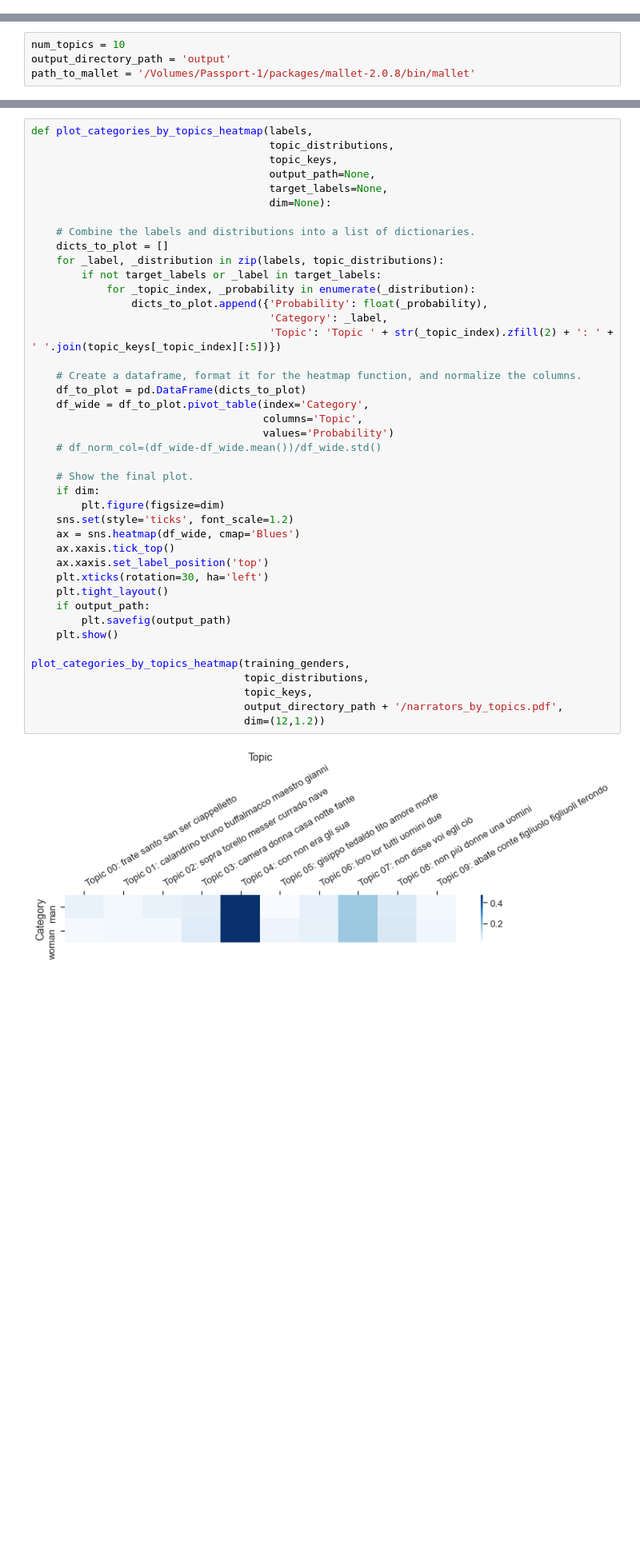
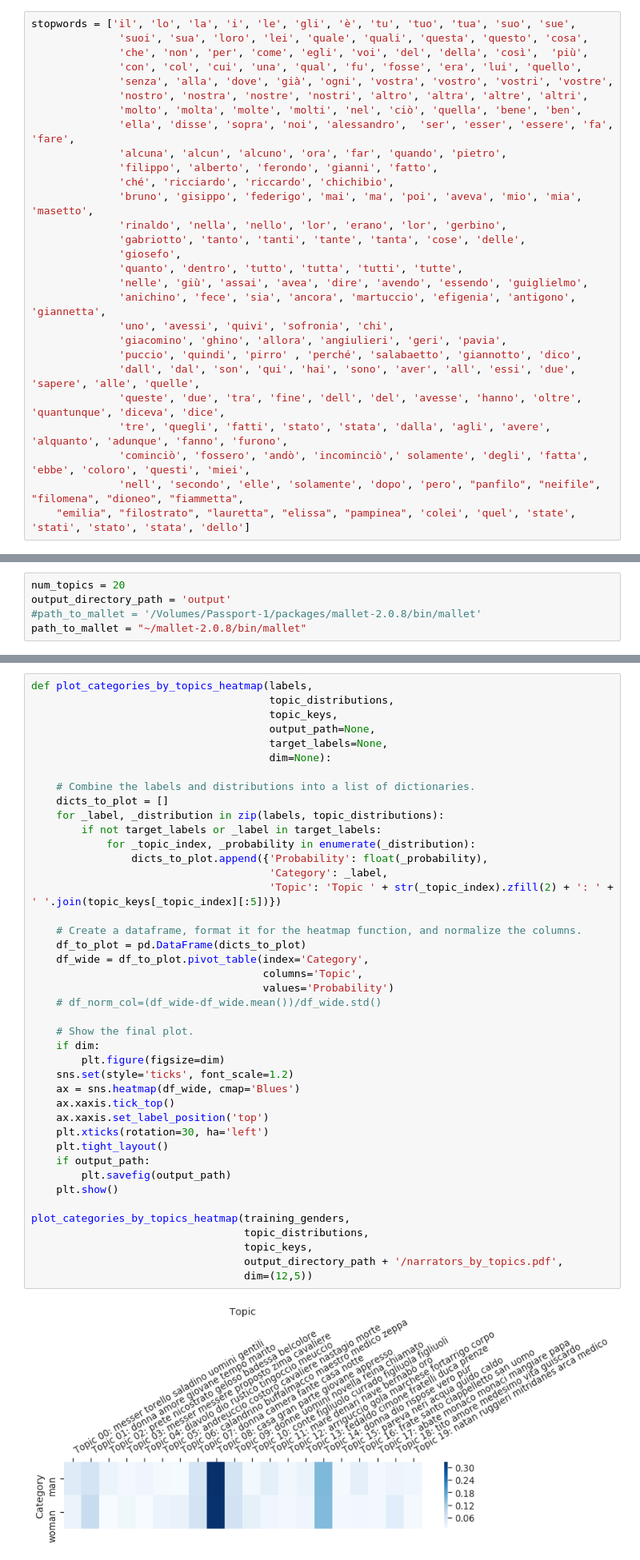
Before and after one commit to pasta41/decameron, a Jupyter notebook: maria/explore_lr_and_topics.ipynb, the cells around one changed output, grey strips where cells are left out. Shown at 80% size. Drawn from its saved outputs; the diff is of its cells as text; blank space fills up the shorter version.

```diff
--- a/maria/explore_lr_and_topics.ipynb
+++ b/maria/explore_lr_and_topics.ipynb
@@ -62,3 +60,31 @@ stopwords = ['è', 'che', 'la', 'l', 'e', 'di', 'le', 'per', 'da', 'il', 'della'
+# %%
+stopwords = ['il', 'lo', 'la', 'i', 'le', 'gli', 'è', 'tu', 'tuo', 'tua', 'suo', 'sue',
+			  'suoi', 'sua', 'loro', 'lei', 'quale', 'quali', 'questa', 'questo', 'cosa',
+			  'che', 'non', 'per', 'come', 'egli', 'voi', 'del', 'della', 'così',  'più',
+			  'con', 'col', 'cui', 'una', 'qual', 'fu', 'fosse', 'era', 'lui', 'quello',
+			  'senza', 'alla', 'dove', 'già', 'ogni', 'vostra', 'vostro', 'vostri', 'vostre',
+			  'nostro', 'nostra', 'nostre', 'nostri', 'altro', 'altra', 'altre', 'altri',
+			  'molto', 'molta', 'molte', 'molti', 'nel', 'ciò', 'quella', 'bene', 'ben',
+			  'ella', 'disse', 'sopra', 'noi', 'alessandro',  'ser', 'esser', 'essere', 'fa', 'fare',
+			  'alcuna', 'alcun', 'alcuno', 'ora', 'far', 'quando', 'pietro',
+			  'filippo', 'alberto', 'ferondo', 'gianni', 'fatto',
+			  'ché', 'ricciardo', 'riccardo', 'chichibio',
+			  'bruno', 'gisippo', 'federigo', 'mai', 'ma', 'poi', 'aveva', 'mio', 'mia', 'masetto',
+			  'rinaldo', 'nella', 'nello', 'lor', 'erano', 'lor', 'gerbino',
+			  'gabriotto', 'tanto', 'tanti', 'tante', 'tanta', 'cose', 'delle',
+			  'giosefo',
+			  'quanto', 'dentro', 'tutto', 'tutta', 'tutti', 'tutte',
+			  'nelle', 'giù', 'assai', 'avea', 'dire', 'avendo', 'essendo', 'guiglielmo',
+			  'anichino', 'fece', 'sia', 'ancora', 'martuccio', 'efigenia', 'antigono', 'giannetta',
+			  'uno', 'avessi', 'quivi', 'sofronia', 'chi',
+			  'giacomino', 'ghino', 'allora', 'angiulieri', 'geri', 'pavia',
+			  'puccio', 'quindi', 'pirro' , 'perché', 'salabaetto', 'giannotto', 'dico',
+			  'dall', 'dal', 'son', 'qui', 'hai', 'sono', 'aver', 'all', 'essi', 'due', 'sapere', 'alle', 'quelle',
+			  'queste', 'due', 'tra', 'fine', 'dell', 'del', 'avesse', 'hanno', 'oltre', 'quantunque', 'diceva', 'dice',
+			  'tre', 'quegli', 'fatti', 'stato', 'stata', 'dalla', 'agli', 'avere', 'alquanto', 'adunque', 'fanno', 'furono',
+			  'cominciò', 'fossero', 'andò', 'incominciò',' solamente', 'degli', 'fatta', 'ebbe', 'coloro', 'questi', 'miei',
+			  'nell', 'secondo', 'elle', 'solamente', 'dopo', 'pero', "panfilo", "neifile", "filomena", "dioneo", "fiammetta",
+	"emilia", "filostrato", "lauretta", "elissa", "pampinea", 'colei', 'quel', 'state', 'stati', 'stato', 'stata', 'dello']
 # %%
 training_texts = []
 original_texts = []
@@ -82,7 +108,8 @@ len(training_texts), len(training_narrators), len(training_genders)
 # %%
-num_topics = 10
+num_topics = 20
 output_directory_path = 'output'
-path_to_mallet = '/Volumes/Passport-1/packages/mallet-2.0.8/bin/mallet'
+#path_to_mallet = '/Volumes/Passport-1/packages/mallet-2.0.8/bin/mallet'
+path_to_mallet = "~/mallet-2.0.8/bin/mallet"
 # %%
 topic_keys, topic_distributions = lmw.quick_train_topic_model(path_to_mallet,
                                                               output_directory_path,
@@ -195,35 +232,35 @@ def plot_categories_by_topics_heatmap(labels,
             for _topic_index, _probability in enumerate(_distribution):
                 dicts_to_plot.append({'Probability': float(_probability),
                                       'Category': _label,
                                       'Topic': 'Topic ' + str(_topic_index).zfill(2) + ': ' + ' '.join(topic_keys[_topic_index][:5])})
 
     # Create a dataframe, format it for the heatmap function, and normalize the columns.
     df_to_plot = pd.DataFrame(dicts_to_plot)
     df_wide = df_to_plot.pivot_table(index='Category',
                                      columns='Topic',
                                      values='Probability')
     # df_norm_col=(df_wide-df_wide.mean())/df_wide.std()
 
     # Show the final plot.
     if dim:
         plt.figure(figsize=dim)
     sns.set(style='ticks', font_scale=1.2)
     ax = sns.heatmap(df_wide, cmap='Blues')
     ax.xaxis.tick_top()
     ax.xaxis.set_label_position('top')
     plt.xticks(rotation=30, ha='left')
     plt.tight_layout()
     if output_path:
         plt.savefig(output_path)
     plt.show()
 
 plot_categories_by_topics_heatmap(training_genders,
                                   topic_distributions,
                                   topic_keys,
                                   output_directory_path + '/narrators_by_topics.pdf',
-                                  dim=(12,1.2))
+                                  dim=(12,5))
 # %% [output]
-[figure, old version]
+[figure, new version]
 # %% [markdown]
 <br><br>
 
```
Also changed, not shown: parts of 16 cells of this notebook, 9 other files.
